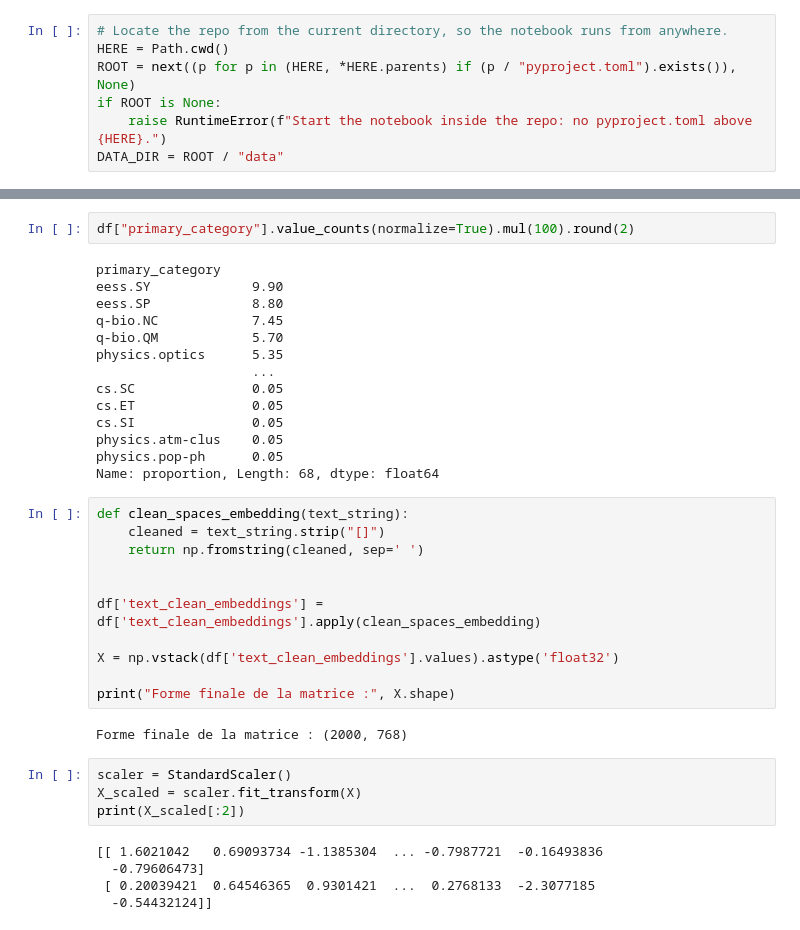
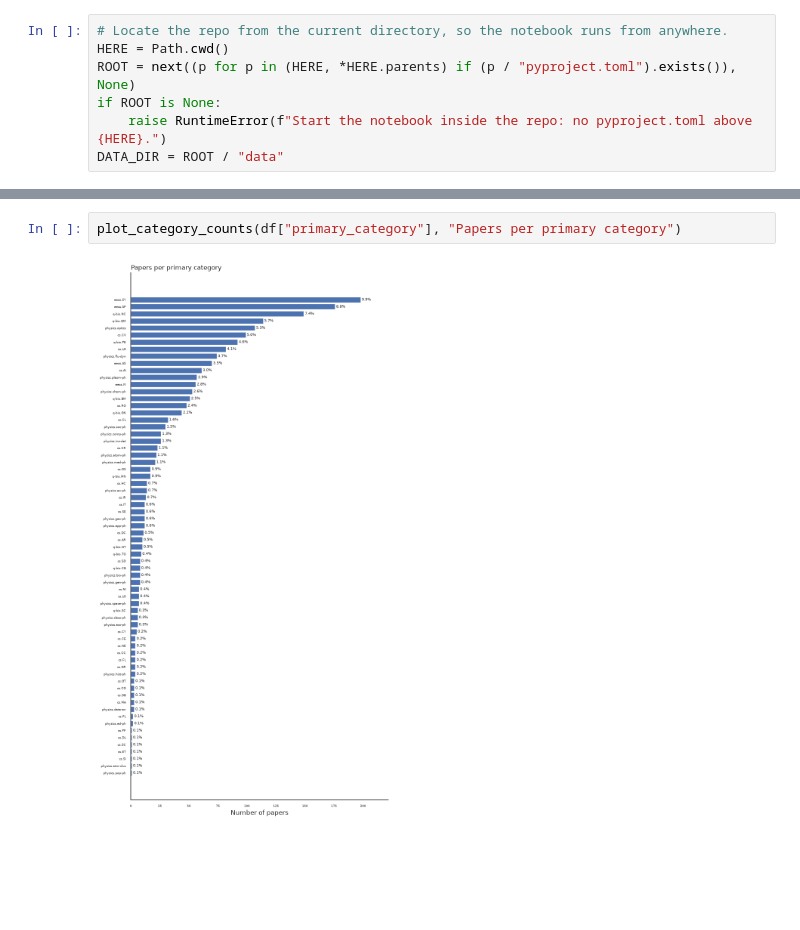
Before and after one commit to 3alae-22/Arix-Research-Paper-Recommendation-System, a Jupyter notebook: notebooks/02_visualization.ipynb, the cells around one changed output, grey strips where cells are left out. Saved outputs shown, nothing was run; the diff lists cells and outputs as text; blank space fills up the shorter version.

```diff
--- a/notebooks/02_visualization.ipynb
+++ b/notebooks/02_visualization.ipynb
@@ -39,40 +65,6 @@ Name: proportion, dtype: float64
 # %%
-df["primary_category"].value_counts(normalize=True).mul(100).round(2)
+plot_category_counts(df["primary_category"], "Papers per primary category")
 # %% [output]
-primary_category
-eess.SY             9.90
-eess.SP             8.80
-q-bio.NC            7.45
-q-bio.QM            5.70
-physics.optics      5.35
-                    ...
-cs.SC               0.05
-cs.ET               0.05
-cs.SI               0.05
-physics.atm-clus    0.05
-physics.pop-ph      0.05
-Name: proportion, Length: 68, dtype: float64
+[figure, added]
-# %%
-def clean_spaces_embedding(text_string):
-    cleaned = text_string.strip("[]")
-    return np.fromstring(cleaned, sep=' ')
-
-
-df['text_clean_embeddings'] = df['text_clean_embeddings'].apply(clean_spaces_embedding)
-
-X = np.vstack(df['text_clean_embeddings'].values).astype('float32')
-
-print("Forme finale de la matrice :", X.shape)
-# %% [output]
-Forme finale de la matrice : (2000, 768)
-# %%
-scaler = StandardScaler()
-X_scaled = scaler.fit_transform(X)
-print(X_scaled[:2])
-# %% [output]
-[[ 1.6021042   0.69093734 -1.1385304  ... -0.7987721  -0.16493836
-  -0.79606473]
- [ 0.20039421  0.64546365  0.9301421  ...  0.2768133  -2.3077185
-  -0.54432124]]
 # %%
 pca = PCA(n_components=2)
```
Also changed, not shown: parts of 15 cells of this notebook, 4 other files.
